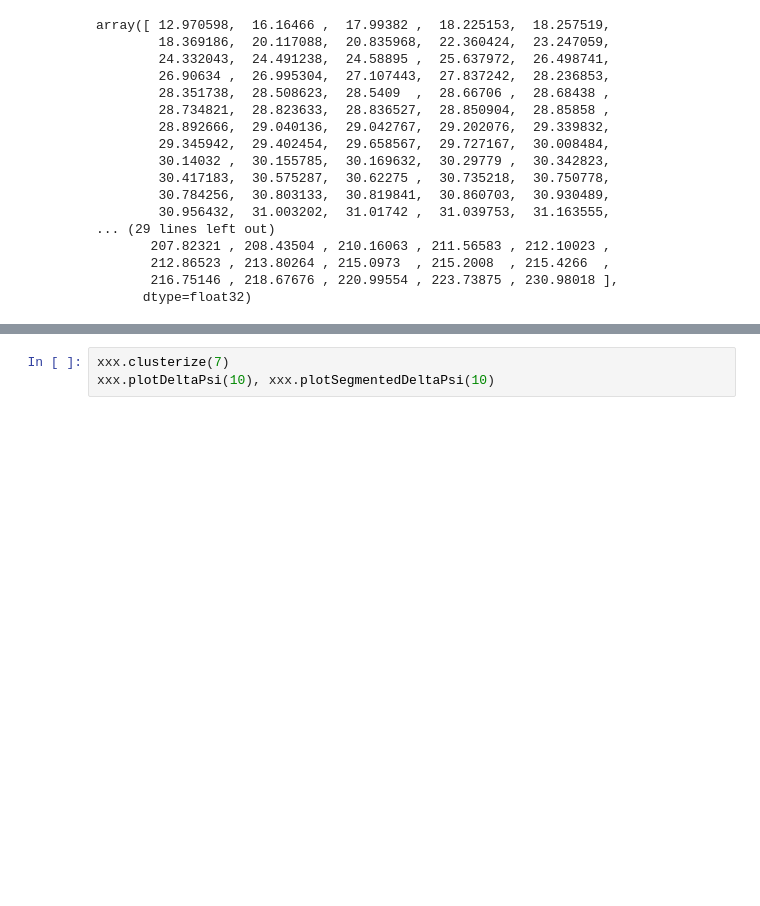
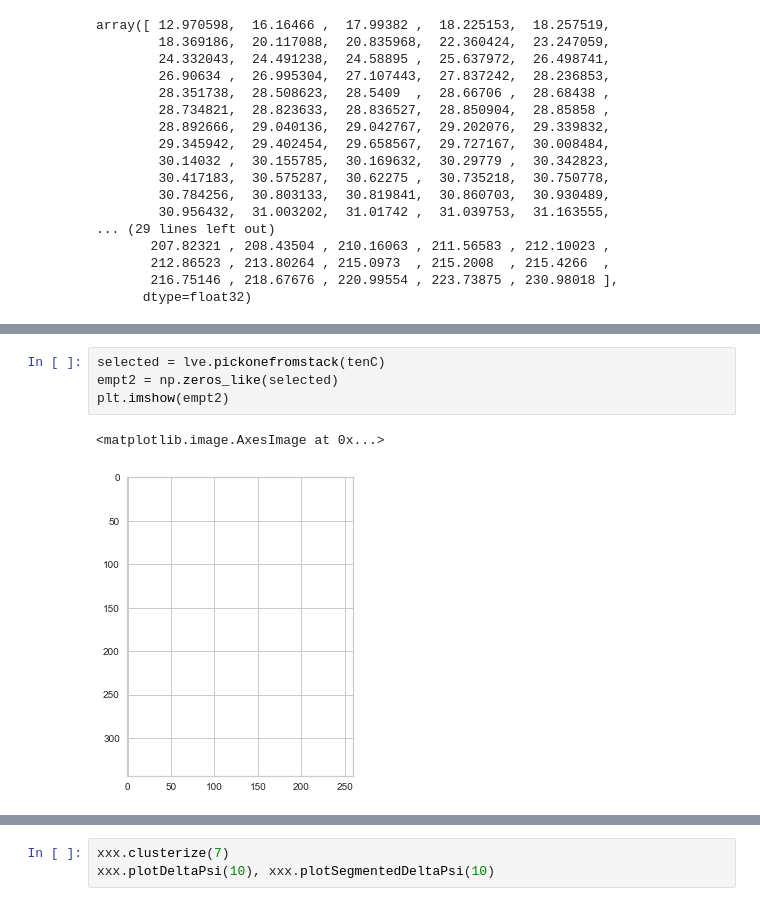
Before and after one commit to AnGodel/TFM_Image_segmentation_ellipsometric_maps, a Jupyter notebook: Untitled.ipynb, the cells around one changed output, grey strips where cells are left out. Saved outputs shown, nothing was run; the diff lists cells and outputs as text; blank space fills up the shorter version.

Commit message:
implemented function to select only one map from a stack, working inside and outside of the class

```diff
--- a/Untitled.ipynb
+++ b/Untitled.ipynb
@@ -136,3 +145,10 @@ empty = np.zeros((tenC.shape[0],tenC.shape[1]))
+# %%
+selected = lve.pickonefromstack(tenC)
+empt2 = np.zeros_like(selected)
+plt.imshow(empt2)
+# %% [output]
+<matplotlib.image.AxesImage at 0x...>
+[figure, added]
 # %%
 xxx.plotSegmentedDeltaPsi(10)
 # %% [output]
```
Also changed, not shown: parts of 13 cells of this notebook, 1 other file.
